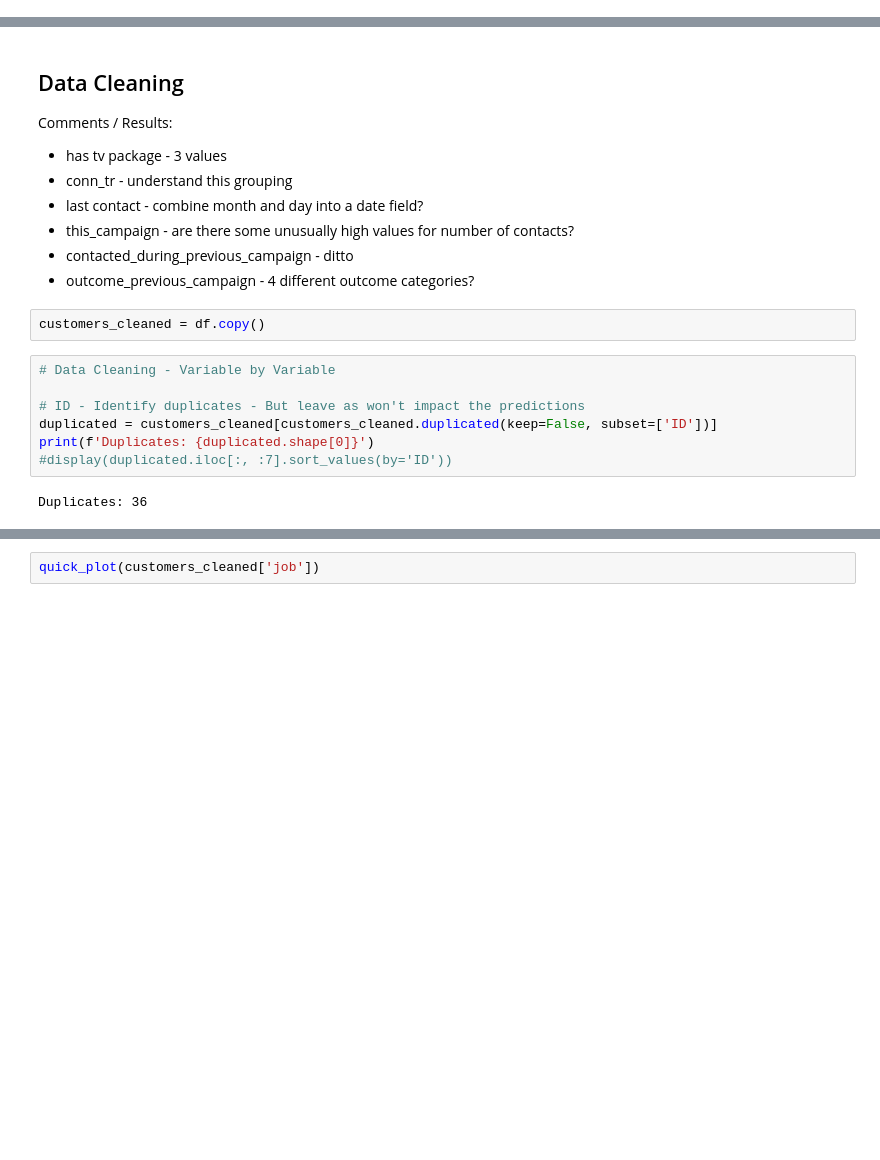
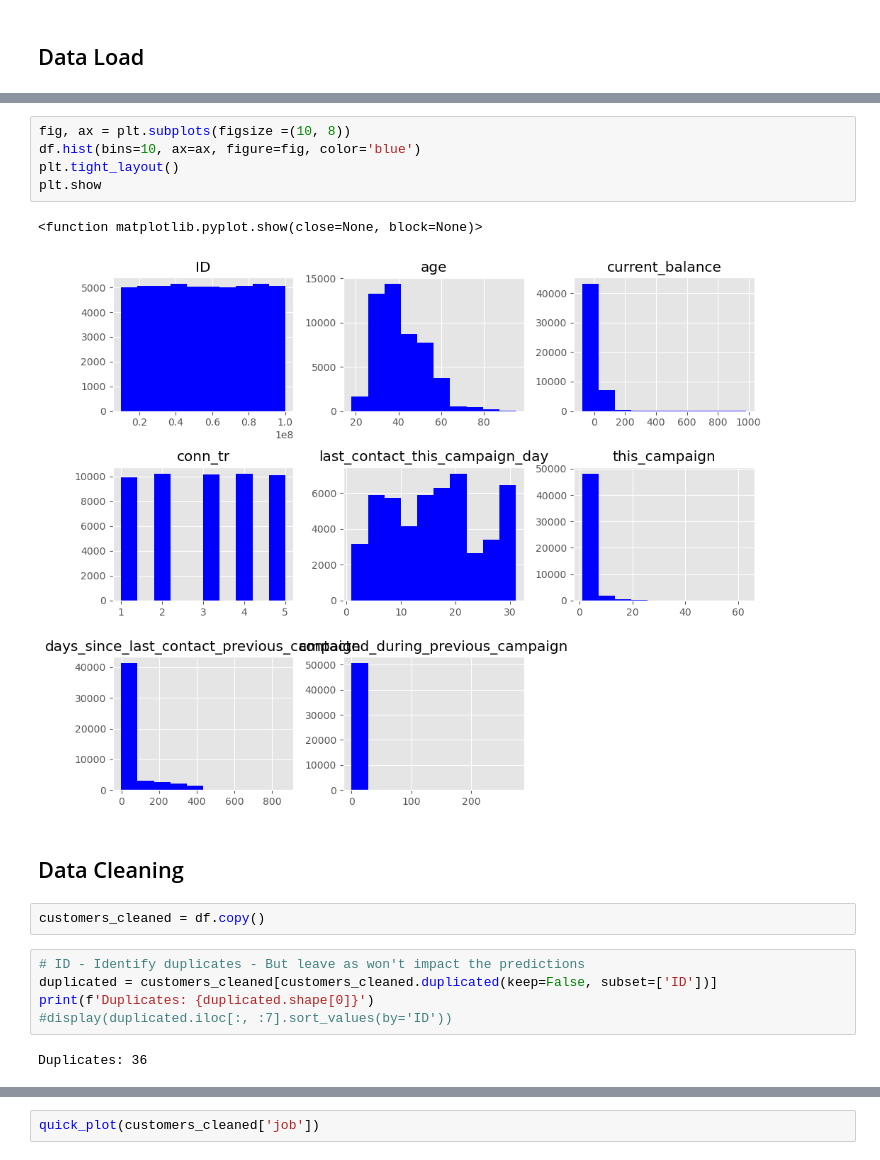
Before and after one commit to StuartG24/Telecom_Customer_Targeting, a Jupyter notebook: _Notebooks/Initial_Data_Exploration.ipynb, the cells around one changed output, grey strips where cells are left out. Saved outputs shown, nothing was run; the diff lists cells and outputs as text; blank space fills up the shorter version.

```diff
--- a/_Notebooks/Initial_Data_Exploration.ipynb
+++ b/_Notebooks/Initial_Data_Exploration.ipynb
@@ -34,3 +63,5 @@ def quick_plot(column):
+# %% [markdown]
+## Data Load
 # %%
 # CSV File Data Load to a Pandas dataframe & Initial Examination
 # The 'Data' folder one level above the project
@@ -79,23 +110,19 @@ File Stats For Numerics. wallacecommunications.csv
 | this_campaign | 50662.00 | 2.71 | 3.05 | 1.00 | 1.00 | 2.00 | 3.00 | 63.00 |
 | days_since_last_contact_previous_... | 50662.00 | 42.64 | 102.24 | -1.00 | -1.00 | -1.00 | -1.00 | 871.00 |
 | contacted_during_previous_campaign | 50662.00 | 0.64 | 2.36 | 0.00 | 0.00 | 0.00 | 0.00 | 275.00 |
-# %% [markdown]
-## Data Cleaning
-
-Comments / Results:
-
-
-- has tv package - 3 values
-- conn_tr - understand this grouping
-- last contact - combine month and day into a date field?
-- this_campaign - are there some unusually high values for number of contacts?
-- contacted_during_previous_campaign - ditto
-- outcome_previous_campaign - 4 different outcome categories?
+# %%
+fig, ax = plt.subplots(figsize =(10, 8))
+df.hist(bins=10, ax=ax, figure=fig, color='blue')
+plt.tight_layout()
+plt.show
+# %% [output]
+<function matplotlib.pyplot.show(close=None, block=None)>
+[figure, added]
+# %% [markdown]
+## Data Cleaning
 # %%
 customers_cleaned = df.copy()
 # %%
-# Data Cleaning - Variable by Variable
-
 # ID - Identify duplicates - But leave as won't impact the predictions
 duplicated = customers_cleaned[customers_cleaned.duplicated(keep=False, subset=['ID'])]
 print(f'Duplicates: {duplicated.shape[0]}')
```
Also changed, not shown: parts of 59 cells of this notebook, 3 other files.
